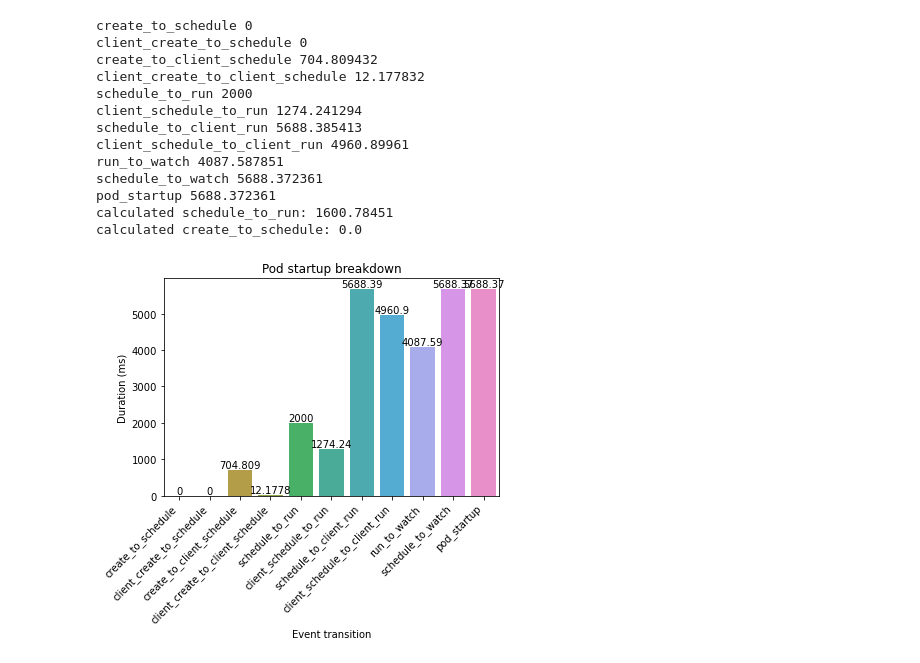
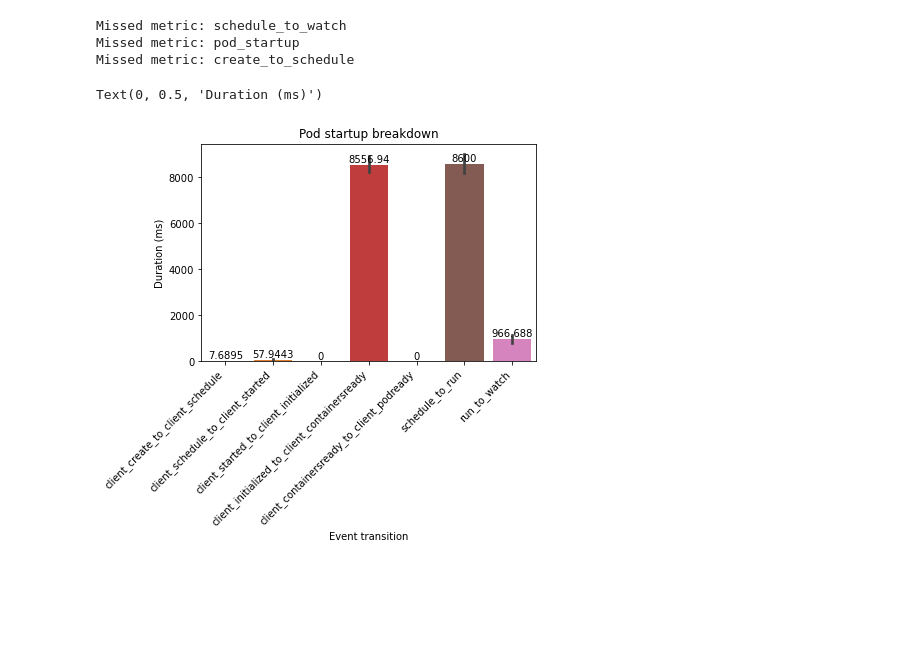
Before and after one commit to jeffa5/mergeable-etcd, a Jupyter notebook: experiments/clusterloader/analysis.ipynb, the cells around one changed output. Drawn from its saved outputs; the diff is of its cells as text; code cells hidden in the pictures; blank space fills up the shorter version.

```diff
--- a/experiments/clusterloader/analysis.ipynb
+++ b/experiments/clusterloader/analysis.ipynb
@@ -2,67 +2,53 @@
 import matplotlib
 import json
 import seaborn
+import pandas
 
-# import seaborn
-
-file = "PodStartupLatency_PodStartupLatency_test_2021-12-09T17:50:07Z.json"
+file = "PodStartupLatency_PodStartupLatency_test_2021-12-10T13:36:12Z.json"
 file = f"results/{file}"
 
 j = json.loads(open(file, "r").read())
 
 dataItems = j["dataItems"]
 
 metrics = [
-    "create_to_schedule",  # time to write to etcd, pick up at scheduler and assign to node (write back to etcd)
-    "client_create_to_schedule",
-    "create_to_client_schedule",
     "client_create_to_client_schedule",
+    "client_schedule_to_client_started",
+    "client_started_to_client_initialized",
+    "client_initialized_to_client_containersready",
+    "client_containersready_to_client_podready",
+    # "create_to_schedule",  # time to write to etcd, pick up at scheduler and assign to node (write back to etcd)
     "schedule_to_run",  # time for node to pick up pod, pull image and get it running
-    "client_schedule_to_run",
-    "schedule_to_client_run",
-    "client_schedule_to_client_run",
     "run_to_watch",  # time from starting running for the observed status to be sent on a watch stream
-    "schedule_to_watch",  # time from it being scheduled until it is started and available to watch
-    "pod_startup",  # time for whole startup
+    # "schedule_to_watch",  # time from it being scheduled until it is started and available to watch
+    # "pod_startup",  # time for whole startup
 ]
 
 for item in dataItems:
     if item["labels"]["Metric"] not in metrics:
         print(f"Missed metric: {item['labels']['Metric']}")
 
-medians = {}
+df = pandas.DataFrame()
 for metric in metrics:
+    found = False
     for item in dataItems:
         m = item["labels"]["Metric"]
         if m == metric:
-            median = item["data"]["Perc50"]
-            print(f"{metric} {median}")
-            medians[metric] = int(median)
+            data = item["raw"]
+            df[metric] = data
+            found = True
+    if not found:
+        print(f"metric {metric} not found")
 
-ax = seaborn.barplot(x=metrics, y=[m for m in medians.values()])
+ax = seaborn.barplot(data=df)
 ax.bar_label(ax.containers[0])
 ax.set_xticklabels(ax.get_xticklabels(), rotation=45, horizontalalignment="right")
 ax.set_title("Pod startup breakdown")
 ax.set_xlabel("Event transition")
 ax.set_ylabel("Duration (ms)")
-print(
-    f"calculated schedule_to_run: {medians['schedule_to_watch'] - medians['run_to_watch']}"
-)
-print(
-    f"calculated create_to_schedule: {medians['pod_startup'] - medians['schedule_to_watch']}"
-)
 # %% [output]
-create_to_schedule 0
-client_create_to_schedule 0
-create_to_client_schedule 704.809432
-client_create_to_client_schedule 12.177832
-schedule_to_run 2000
-client_schedule_to_run 1274.241294
-schedule_to_client_run 5688.385413
-client_schedule_to_client_run 4960.89961
-run_to_watch 4087.587851
-schedule_to_watch 5688.372361
-pod_startup 5688.372361
-calculated schedule_to_run: 1600.78451
-calculated create_to_schedule: 0.0
+Missed metric: schedule_to_watch
+Missed metric: pod_startup
+Missed metric: create_to_schedule
+Text(0, 0.5, 'Duration (ms)')
-[figure, old version]
+[figure, new version]
```
Also changed, not shown: 2 other files.
